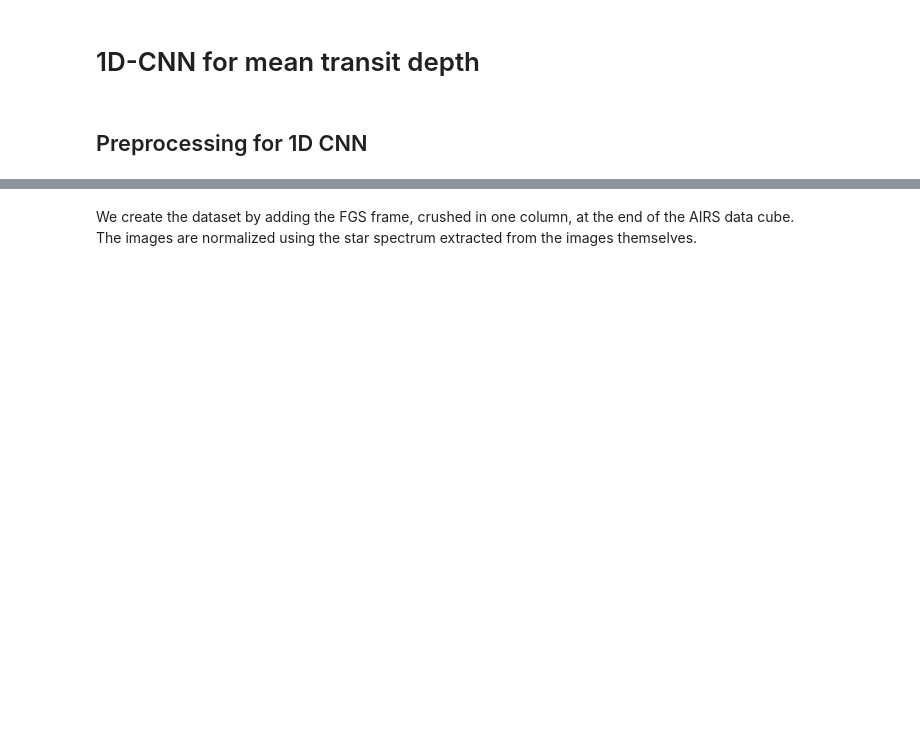
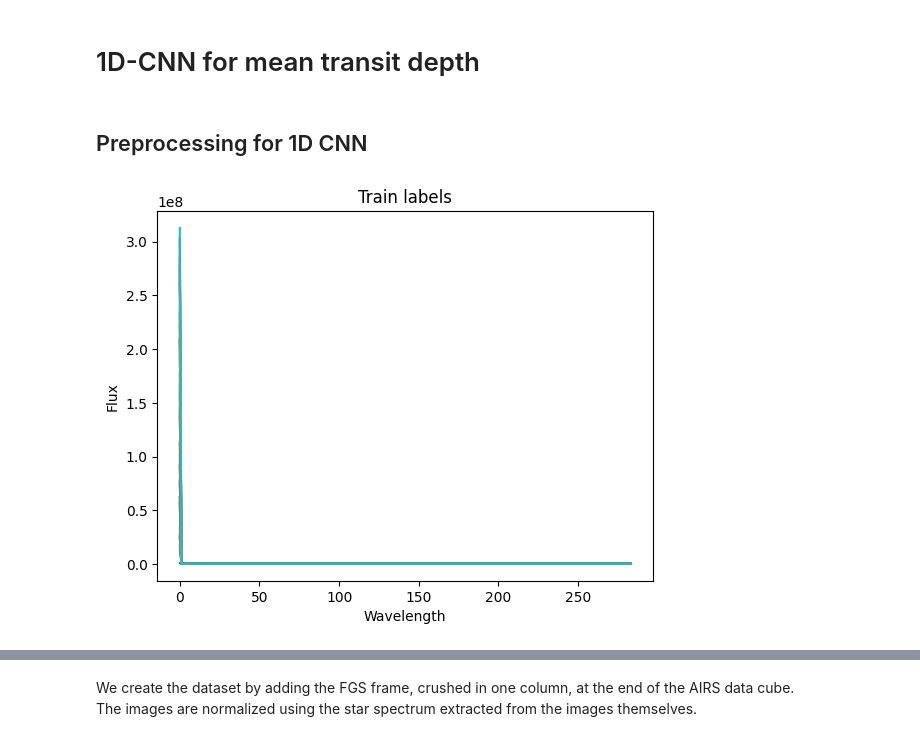
Before and after one commit to Junf137/SYDE-577-Ariel-Data-Challenge, a Jupyter notebook: code/host-starter-solution.ipynb, the cells around one changed output, grey strips where cells are left out. Saved outputs shown, nothing was run; the diff lists cells and outputs as text; code cells hidden in the pictures; blank space fills up the shorter version.

```diff
--- a/code/host-starter-solution.ipynb
+++ b/code/host-starter-solution.ipynb
@@ -83,17 +88,23 @@ Directory ../output already exists.
 # %%
 train_solution = np.loadtxt(
     f"{auxiliary_folder}/train_labels.csv", delimiter=",", skiprows=1
 )
 
+# targets:
+# exclude the first column from the train_solution, because that column represents the baseline or overall flux
+# which might not be needed when predicting the detailed wavelength-dependent features.
+#
+# The remaining length of 283 matches the length of one training sample label.
 targets = train_solution[:, 1:]
-# used for the 1D-CNN to extract the mean value, only AIRS wavelengths as the FGS point is not used in the white curve
-targets_mean = targets[:, 1:].mean(axis=1)
-
-N = targets.shape[0]
-
 # train_solution.shape: (673, 284)
 # targets.shape: (673, 283)
 
-# Note: The reason `targets` has one fewer column than `train_solution` is likely because
-# one column in `train_solution` represents the baseline or overall flux,
-# which might not be needed when predicting the detailed wavelength-dependent features.
+for i in range(50):
+    plt.plot(train_solution[i, :])
+
+plt.xlabel("Wavelength")
+plt.ylabel("Flux")
+plt.title("Train labels")
+plt.show()
+# %% [output]
+[figure, added]
```
Also changed, not shown: parts of 21 cells of this notebook.
